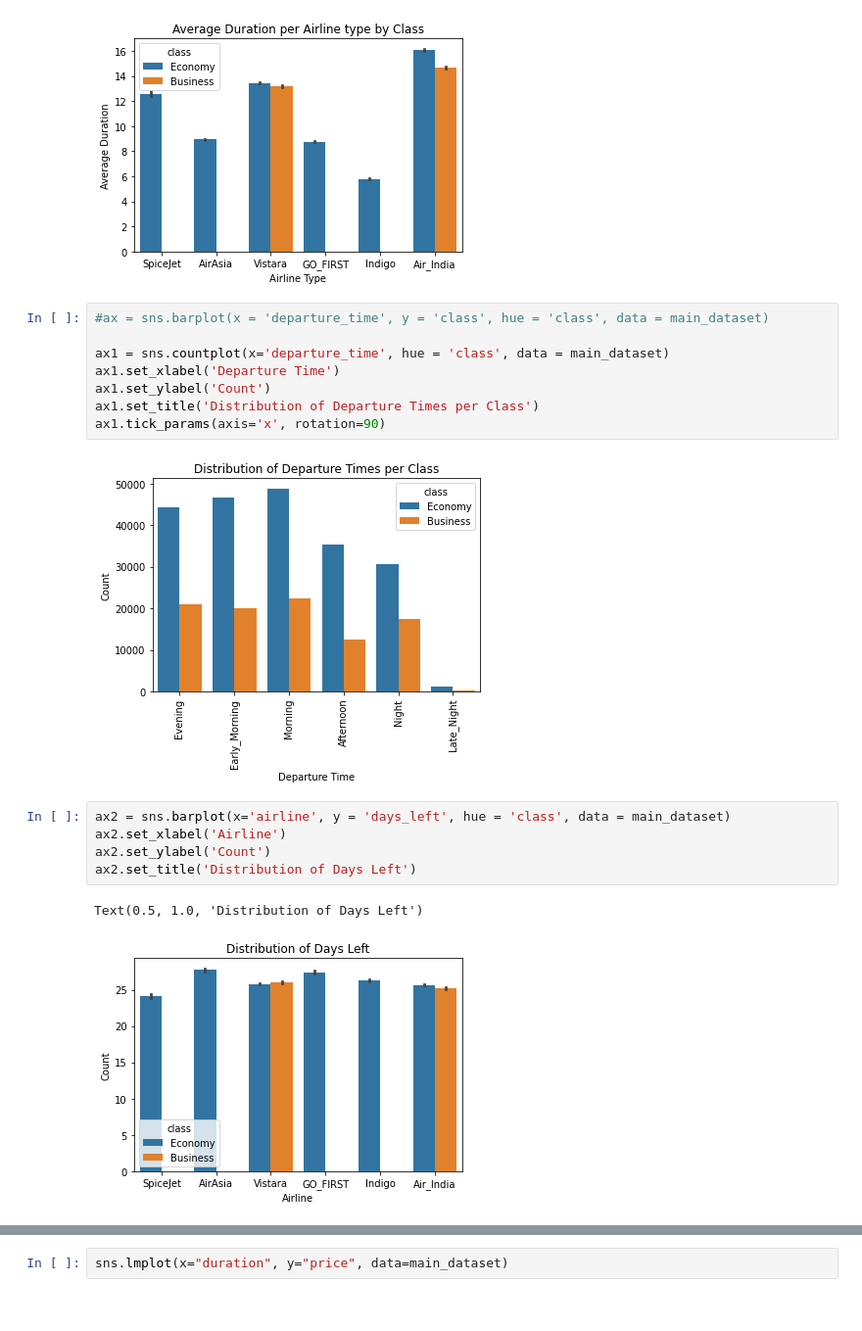
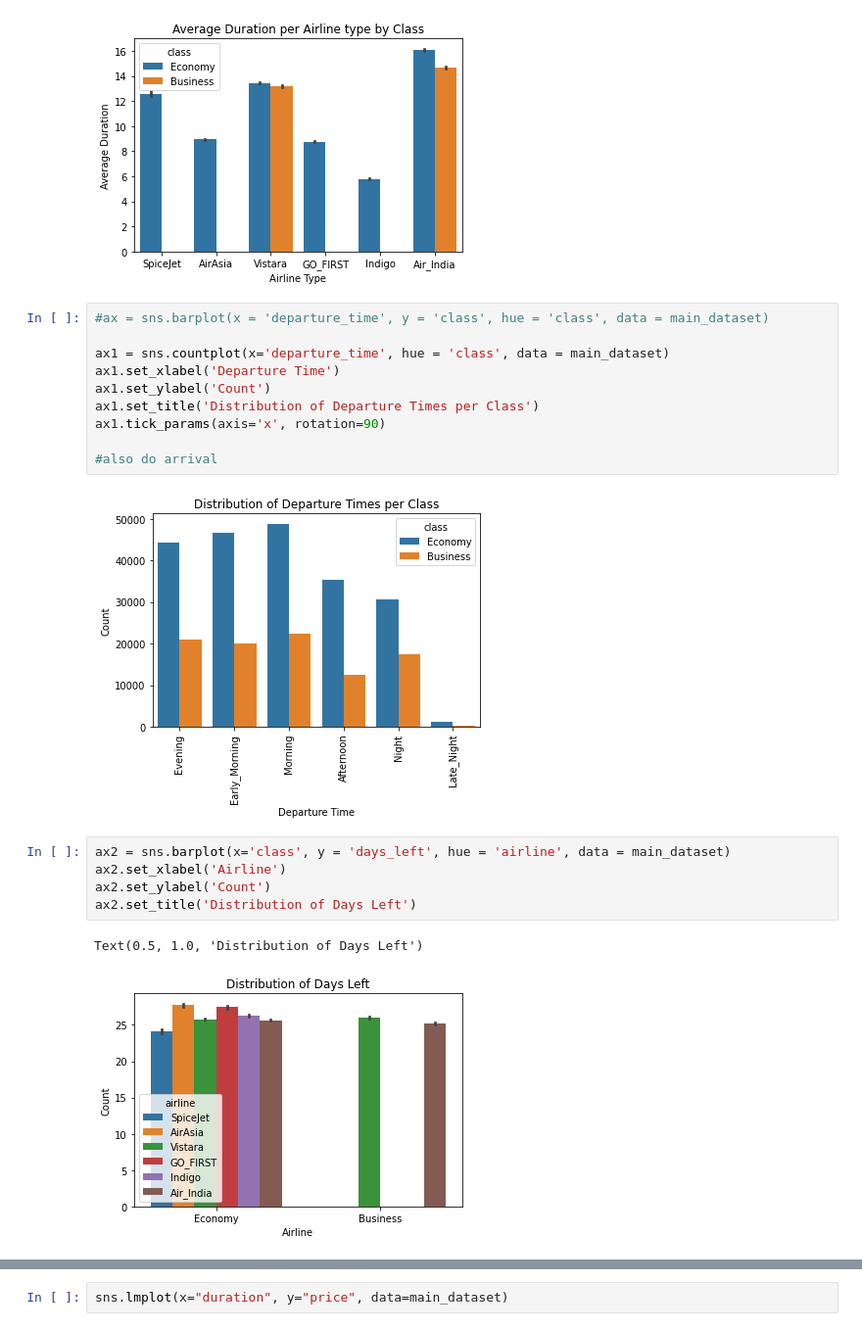
Before and after one commit to COGS118A/Group024-Sp22, a Jupyter notebook: 118A_1_DataCleaning_PrelimEDA.ipynb, the cells around one changed output, grey strips where cells are left out. Shown at 98% size. Saved outputs shown, nothing was run; the diff lists cells and outputs as text.

Commit message:
more plots

```diff
--- a/118A_1_DataCleaning_PrelimEDA.ipynb
+++ b/118A_1_DataCleaning_PrelimEDA.ipynb
@@ -257,14 +257,16 @@ ax1.set_xlabel('Departure Time')
 ax1.set_ylabel('Count')
 ax1.set_title('Distribution of Departure Times per Class')
 ax1.tick_params(axis='x', rotation=90)
+
+#also do arrival
 # %% [output]
 [figure]
 # %%
-ax2 = sns.barplot(x='airline', y = 'days_left', hue = 'class', data = main_dataset)
+ax2 = sns.barplot(x='class', y = 'days_left', hue = 'airline', data = main_dataset)
 ax2.set_xlabel('Airline')
 ax2.set_ylabel('Count')
 ax2.set_title('Distribution of Days Left')
 # %% [output]
 Text(0.5, 1.0, 'Distribution of Days Left')
-[figure, old version]
+[figure, new version]
 # %%
```
Also changed, not shown: parts of 3 cells of this notebook.
